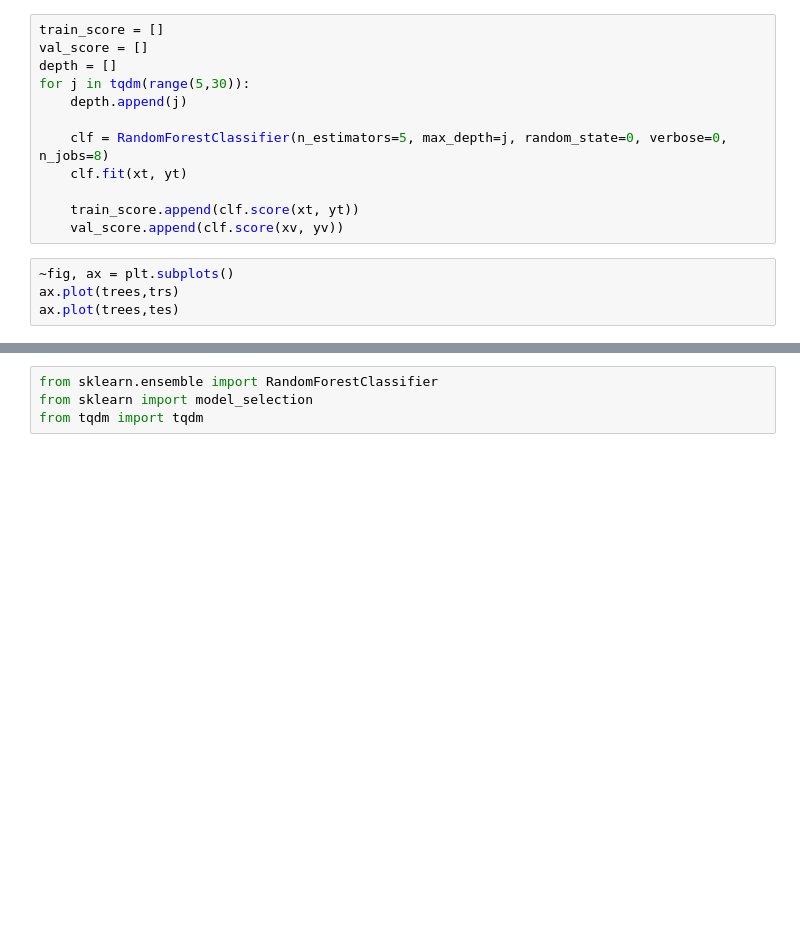
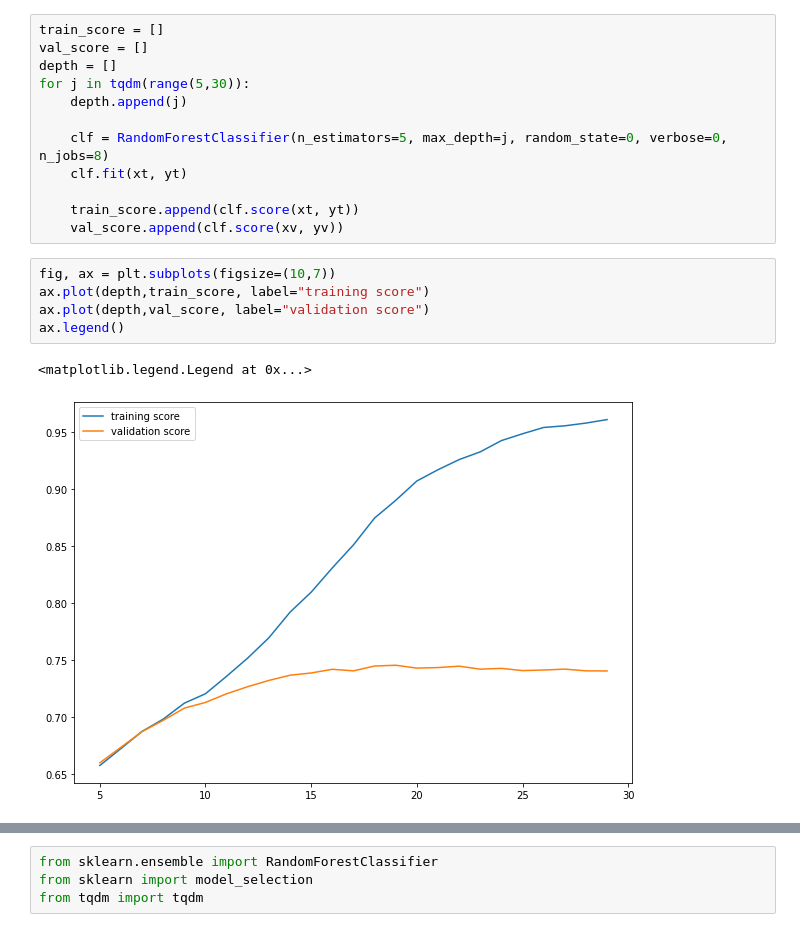
Before and after one commit to ds4geo/ds4geo, a Jupyter notebook: WS 2020 Course Notes/Session 9.ipynb, the cells around one changed output, grey strips where cells are left out. Drawn from its saved outputs; the diff is of its cells as text; blank space fills up the shorter version.

```diff
--- a/WS 2020 Course Notes/Session 9.ipynb
+++ b/WS 2020 Course Notes/Session 9.ipynb
@@ -317,7 +319,11 @@ for j in tqdm(range(5,30)):
 
     train_score.append(clf.score(xt, yt))
     val_score.append(clf.score(xv, yv))
-# %%
-~fig, ax = plt.subplots()
-ax.plot(trees,trs)
-ax.plot(trees,tes)
+# %%
+fig, ax = plt.subplots(figsize=(10,7))
+ax.plot(depth,train_score, label="training score")
+ax.plot(depth,val_score, label="validation score")
+ax.legend()
+# %% [output]
+<matplotlib.legend.Legend at 0x...>
+[figure, added]
```
Also changed, not shown: parts of 6 cells of this notebook.
